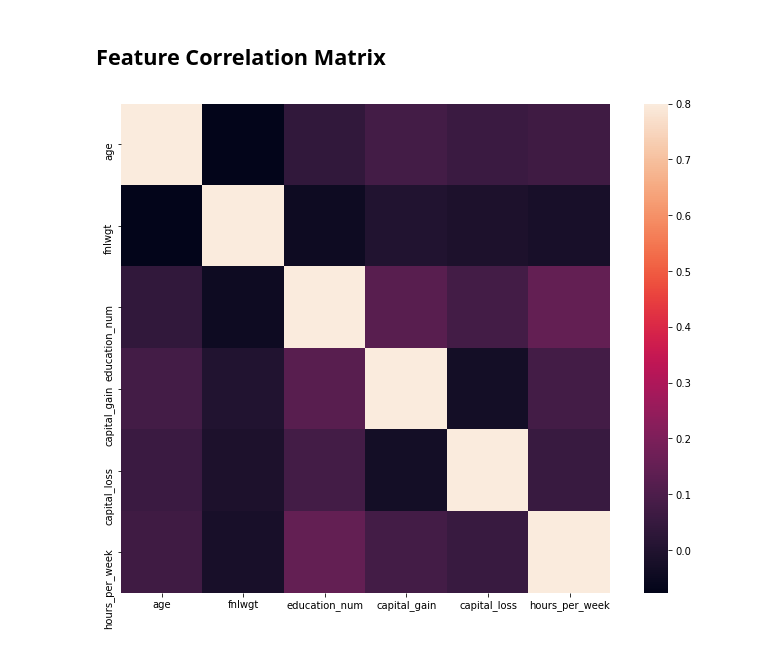
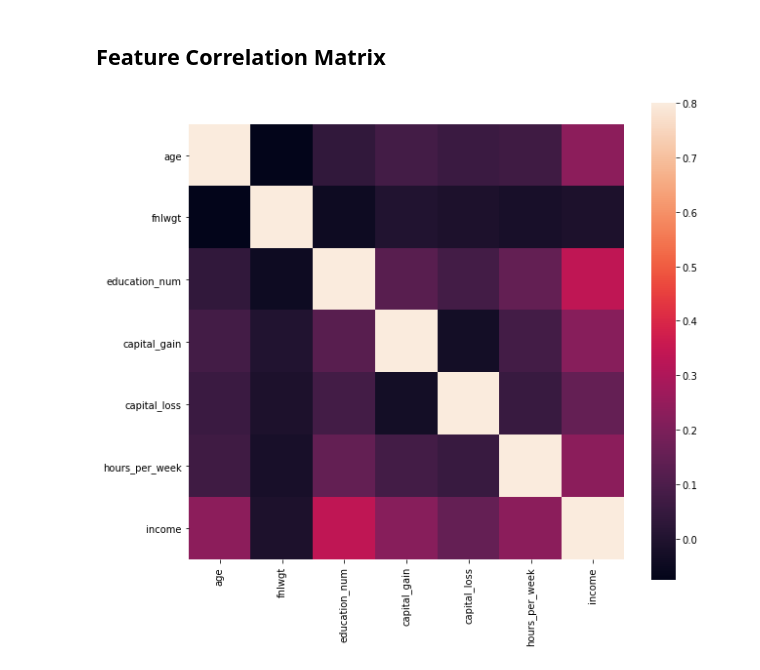
Before and after one commit to ngonhan2k5/cs-ml, a Jupyter notebook: proj1/proj1_eda.ipynb, the cells around one changed output. Cells and saved outputs as stored; diff of their text form; code cells hidden in the pictures.

```diff
--- a/proj1/proj1_eda.ipynb
+++ b/proj1/proj1_eda.ipynb
@@ -167,8 +190,13 @@ g = g.map(sns.distplot, "value")
 # %% [markdown]
 ## Transform
 # %%
+def encode_income(df):
+    df.income = df.income.apply(lambda x:0 if x=='<=50K' else 1)
+    return df
+
 def transform_features(df):
-#     df = priority(df)
+    df = encode_income(df)
     return df
 
 tdf = transform_features(df)
+# tdf.sample(5)
@@ -175,8 +205,8 @@ tdf = transform_features(df)
 # %% [markdown]
 ## Feature Correlation Matrix
 # %%
-corrmat = df.corr()
-f, ax = plt.subplots(figsize=(12, 9))
+corrmat = tdf.corr()
+f, ax = plt.subplots(figsize=(10, 9))
 sns.heatmap(corrmat, vmax=.8, square=True);
 # %% [output]
-[figure, old version]
+[figure, new version]
```
Also changed, not shown: parts of 8 cells of this notebook.
